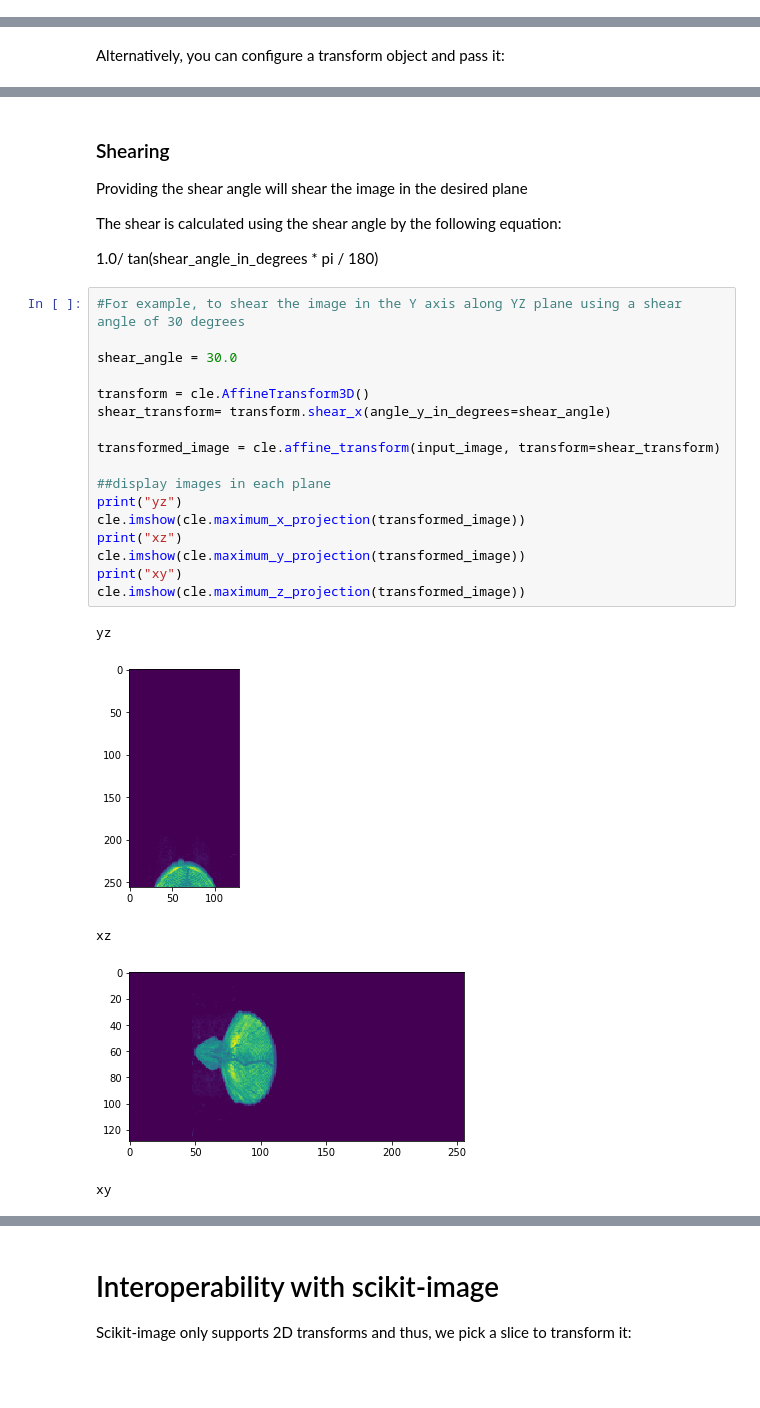
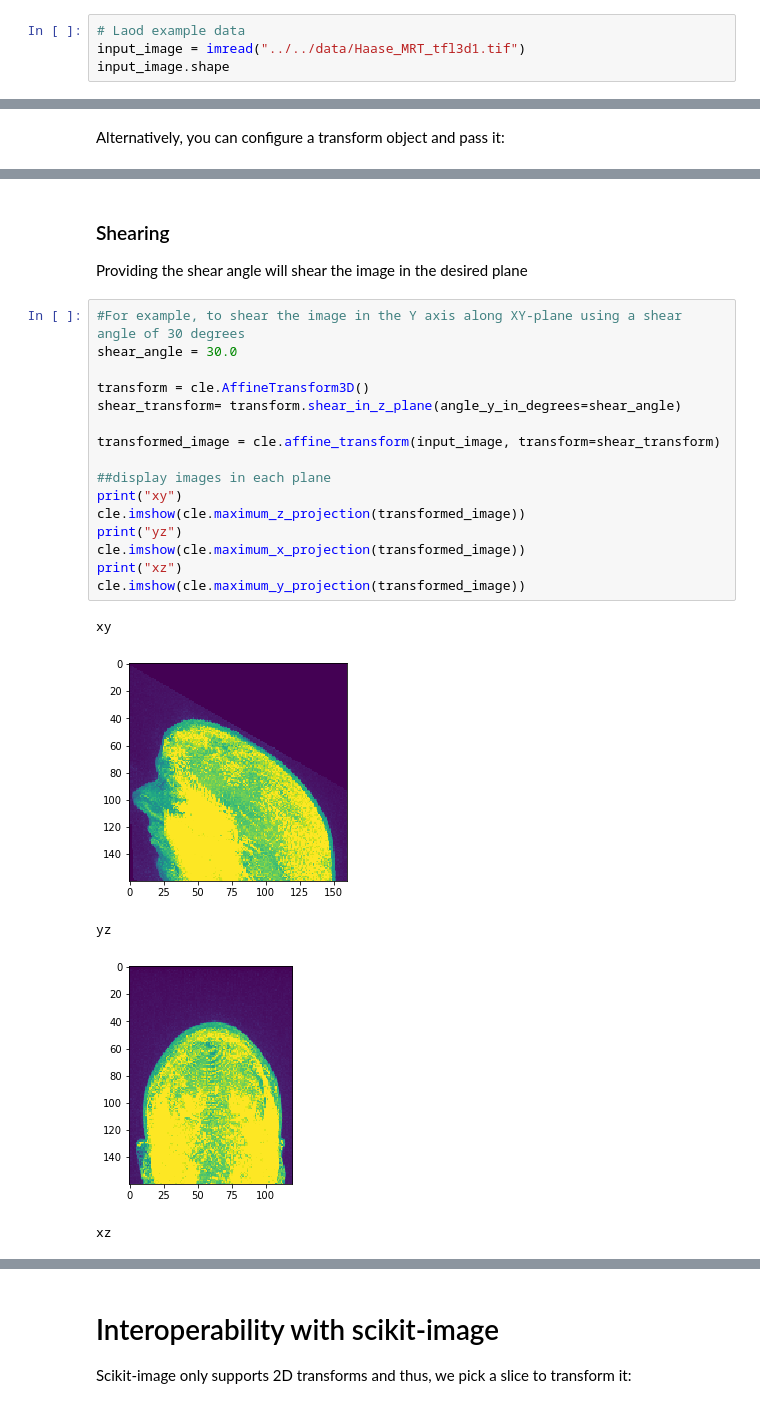
Before and after one commit to clEsperanto/pyclesperanto_prototype, a Jupyter notebook: demo/transforms/affine_transforms.ipynb, the cells around one changed output, grey strips where cells are left out. Saved outputs shown, nothing was run; the diff lists cells and outputs as text; blank space fills up the shorter version.

Commit message:
use new API in affine_transforms demo notebook

```diff
--- a/demo/transforms/affine_transforms.ipynb
+++ b/demo/transforms/affine_transforms.ipynb
@@ -46,0 +15,4 @@ cle.imshow(input_image)
+# %%
+# Laod example data
+input_image = imread("../../data/Haase_MRT_tfl3d1.tif")
+input_image.shape
@@ -106,30 +99,25 @@ cle.imshow(transformed_image)
 # %% [markdown]
 ### Shearing
 Providing the shear angle will shear the image in the desired plane
-
-The shear is calculated using the shear angle by the following equation:
-
-1.0/ tan(shear_angle_in_degrees * pi / 180)
 # %%
-#For example, to shear the image in the Y axis along YZ plane using a shear angle of 30 degrees
-
+#For example, to shear the image in the Y axis along XY-plane using a shear angle of 30 degrees
 shear_angle = 30.0
 
 transform = cle.AffineTransform3D()
-shear_transform= transform.shear_x(angle_y_in_degrees=shear_angle)
+shear_transform= transform.shear_in_z_plane(angle_y_in_degrees=shear_angle)
 
 transformed_image = cle.affine_transform(input_image, transform=shear_transform)
 
 ##display images in each plane
+print("xy")
+cle.imshow(cle.maximum_z_projection(transformed_image))
 print("yz")
 cle.imshow(cle.maximum_x_projection(transformed_image))
 print("xz")
 cle.imshow(cle.maximum_y_projection(transformed_image))
-print("xy")
-cle.imshow(cle.maximum_z_projection(transformed_image))
 # %% [output]
-yz
+xy
-[figure, old version]
+[figure, new version]
-xz
+yz
-[figure, old version]
+[figure, new version]
-xy
+xz
```
Also changed, not shown: parts of 25 cells of this notebook.
